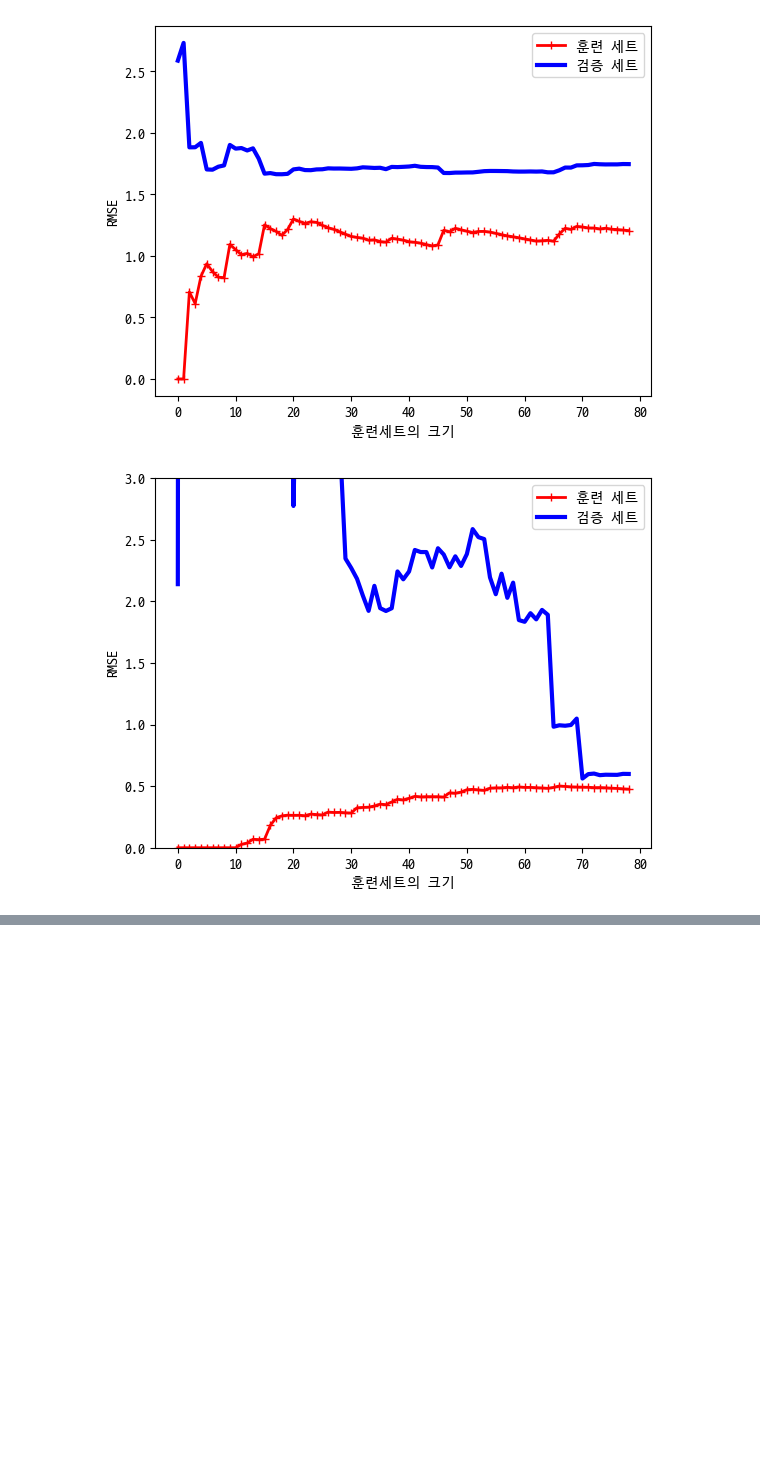
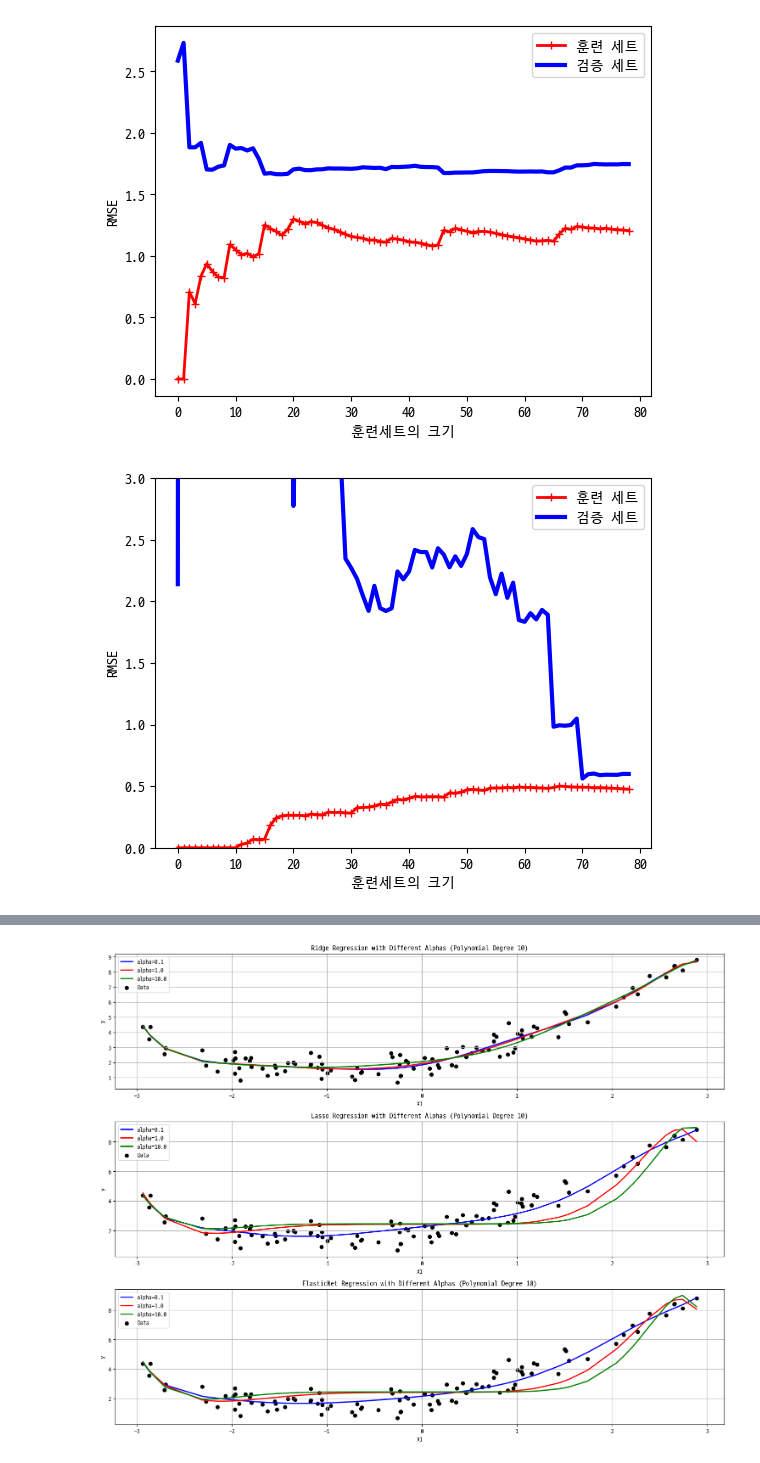
Before and after one commit to geunskoo/hands-on-machine-learning, a Jupyter notebook: model-training.ipynb, the cells around one changed output, grey strips where cells are left out. Saved outputs shown, nothing was run; the diff lists cells and outputs as text; code cells hidden in the pictures; blank space fills up the shorter version.

Commit message:
post: 선형모델의 규제(릿지,라쏘,엘라스틱넷)

```diff
--- a/model-training.ipynb
+++ b/model-training.ipynb
@@ -421,0 +488,72 @@ plt.show()
+# %%
+from sklearn.preprocessing import PolynomialFeatures
+from sklearn.linear_model import Ridge
+from sklearn.linear_model import Lasso
+from sklearn.linear_model import ElasticNet
+
+# PolynomialFeatures를 이용하여 X를 다항식 특성으로 변환
+poly = PolynomialFeatures(degree=10)
+X_poly = poly.fit_transform(X)
+
+# X와 y를 정렬
+sort_idx = np.argsort(X.flatten())
+X_sorted = X[sort_idx]
+y_sorted = y[sort_idx]
+X_poly_sorted = poly.transform(X_sorted)
+
+# 다양한 규제 강도 설정
+alphas = [0.1, 1.0, 10.0]
+
+# 그래프를 위한 색상 설정
+colors = ['blue', 'red', 'green']
+labels = ['Ridge Regression', 'Lasso Regression', 'ElasticNet Regression']
+
+# 서브플롯 생성
+plt.figure(figsize=(15, 12))
+
+# 1. 릿지 회귀
+plt.subplot(3, 1, 1)
+for i, alpha in enumerate(alphas):
+    ridge = Ridge(alpha=alpha)
+    ridge.fit(X_poly_sorted, y_sorted)
+    ridge_pred = ridge.predict(X_poly_sorted)
+    plt.plot(X_sorted.flatten(), ridge_pred, label=f'alpha={alpha}', color=colors[i], linewidth=2)
+plt.scatter(X_sorted.flatten(), y_sorted, color='black', label='Data')
+plt.title("Ridge Regression with Different Alphas (Polynomial Degree 10)")
+plt.xlabel("X1")
+plt.ylabel("y")
+plt.legend()
+plt.grid(True)
+
+# 2. 라쏘 회귀
+plt.subplot(3, 1, 2)
+for i, alpha in enumerate(alphas):
+    lasso = Lasso(alpha=alpha, max_iter=10000)
+    lasso.fit(X_poly_sorted, y_sorted)
+    lasso_pred = lasso.predict(X_poly_sorted)
+    plt.plot(X_sorted.flatten(), lasso_pred, label=f'alpha={alpha}', color=colors[i], linewidth=2)
+plt.scatter(X_sorted.flatten(), y_sorted, color='black', label='Data')
+plt.title("Lasso Regression with Different Alphas (Polynomial Degree 10)")
+plt.xlabel("X1")
+plt.ylabel("y")
+plt.legend()
+plt.grid(True)
+
+# 3. 엘라스틱넷 회귀
+plt.subplot(3, 1, 3)
+for i, alpha in enumerate(alphas):
+    elastic_net = ElasticNet(alpha=alpha, l1_ratio=0.5, max_iter=10000)
+    elastic_net.fit(X_poly_sorted, y_sorted)
+    elastic_net_pred = elastic_net.predict(X_poly_sorted)
+    plt.plot(X_sorted.flatten(), elastic_net_pred, label=f'alpha={alpha}', color=colors[i], linewidth=2)
+plt.scatter(X_sorted.flatten(), y_sorted, color='black', label='Data')
+plt.title("ElasticNet Regression with Different Alphas (Polynomial Degree 10)")
+plt.xlabel("X1")
+plt.ylabel("y")
+plt.legend()
+plt.grid(True)
+
+plt.tight_layout()
+plt.show()
+# %% [output]
+[figure, added]
```
Also changed, not shown: parts of 1 cell of this notebook.
